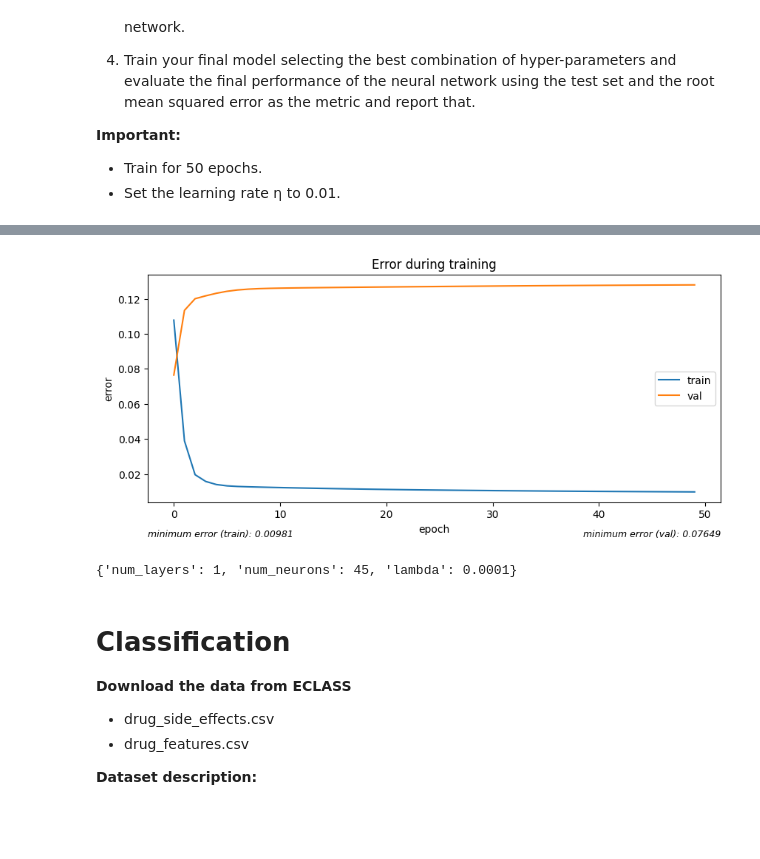
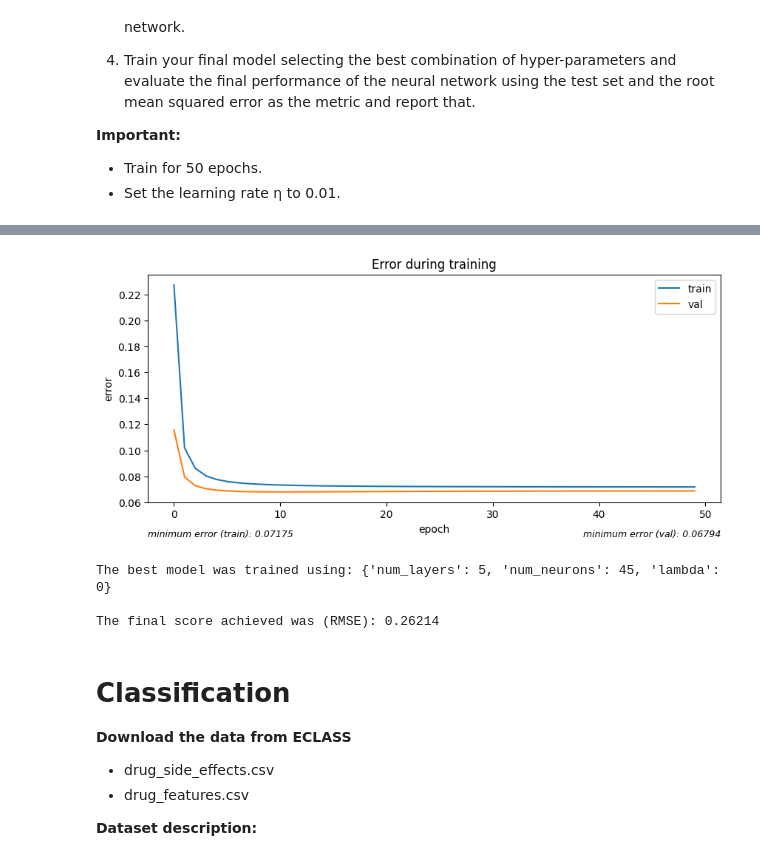
Before and after one commit to gtironi/MachineLearning, a Jupyter notebook: tacd/assigment_3/assigment3.ipynb, the cells around one changed output, grey strips where cells are left out. Saved outputs shown, nothing was run; the diff lists cells and outputs as text; code cells hidden in the pictures; blank space fills up the shorter version.

Commit message:
Final model train
- Use train e val dataset
- Final score on test set
- RMSE

```diff
--- a/tacd/assigment_3/assigment3.ipynb
+++ b/tacd/assigment_3/assigment3.ipynb
@@ -236,7 +235,7 @@ class GridSearch:
         self.validation_losses = []
 
     def fit(self, X_train, y_train, X_val, y_val, epochs, learning_rate):
-        best_score = -float('inf')
+        best_score = float('inf')
         best_params = None
 
         for num_layers in self.param_grid['num_layers']:
@@ -295,21 +294,20 @@ class GridSearch:
             plt.show()
 # %%
 ## your code goes here:
-
 features = 8
 predictions = 2
 
 dataset_energy = pd.read_csv("data/energy_efficiency.csv")
 
-X = dataset_energy.drop(["Y1", "Y2"], axis=1).values #we will use as array numpy
-y = dataset_energy[["Y1", "Y2"]].values #we will use as array numpy
+X = dataset_energy.drop(["Y1", "Y2"], axis=1).values #we will use as numpy array
+y = dataset_energy[["Y1", "Y2"]].values #we will use as numpy array
 
 X_train, X_test_val, y_train, y_test_val = train_test_split(X, y, train_size=0.70, random_state=42)
 X_val, X_test, y_val, y_test = train_test_split(X_test_val, y_test_val, test_size=0.50, random_state=42)
 
 scaler = MyStandardScaler()
 
-#stantardize the data to prevent overflow
+#stantardize the data to prevent overflow (maybe useless)
 X_train_normalized = np.array(scaler.fit_transform(X_train))
 X_val_normalized = np.array(scaler.transform(X_val))
 X_test_normalized = np.array(scaler.transform(X_test))
@@ -322,8 +320,9 @@ param_grid = {
 
 grid_search = GridSearch(Network, param_grid)
 
-grid_search.fit(X_train, y_train, X_val, y_val, epochs=50, learning_rate=0.01)
+grid_search.fit(X_train_normalized, y_train, X_val_normalized, y_val, epochs=50, learning_rate=0.01)
 
 grid_search.plot_heatmaps()
 
+#best model parameters
 best_params = grid_search.best_params_
@@ -330,30 +333,42 @@ best_params = grid_search.best_params_
 # %%
+# best model train
 num_layers = best_params["num_layers"]
 num_neurons = best_params["num_neurons"]
 alpha = best_params["lambda"]
 
+# put together the train and validation set to use in the final model
+X_train_completo = np.concatenate((X_train_normalized, X_val_normalized))
+y_train_completo = np.concatenate((y_train, y_val))
+
 network = Network()
-network.use(mse, mse_prime, X_val, y_val, alpha=alpha)
+
+# use the test set here to analyse the mse during the train
+network.use(mse, mse_prime, X_test_normalized, y_test, alpha=alpha)
 
 # first layer
-network.add(FCLayer(X_train.shape[1], num_neurons, sigmoid, sigmoid_prime))
+network.add(FCLayer(X_train_completo.shape[1], num_neurons, sigmoid, sigmoid_prime))
 
 # hiddens layers
 for _ in range(1, num_layers):
     #all layers have the same number of neurons
     network.add(FCLayer(num_neurons, num_neurons, sigmoid, sigmoid_prime))
 # output layer
-network.add(FCLayer(num_neurons, y_train.shape[1], identity, identity_prime))
+network.add(FCLayer(num_neurons, y_train_completo.shape[1], identity, identity_prime))
 
-network.fit(X_train, y_train, epochs=50, learning_rate=0.12, print_erro=False)
+network.fit(X_train_completo, y_train_completo, epochs=50, learning_rate=0.1, print_erro=False)
 
 network.plot_errors()
+
+y_pred = network.predict(X_test_normalized)
+
+final_score = np.sqrt(mse(y_test, y_pred))
+
+print(f"The best model was trained using: {best_params}\n\nThe final score achieved was (RMSE): {(final_score):.5f}")
 # %% [output]
-[figure, old version]
+[figure, new version]
+The best model was trained using: {'num_layers': 5, 'num_neurons': 45, 'lambda': 0}
+
+The final score achieved was (RMSE): 0.26214
-# %%
-best_params
-# %% [output]
-{'num_layers': 1, 'num_neurons': 45, 'lambda': 0.0001}
 # %% [markdown]
 # Classification
 
```
Also changed, not shown: parts of 2 cells of this notebook.
